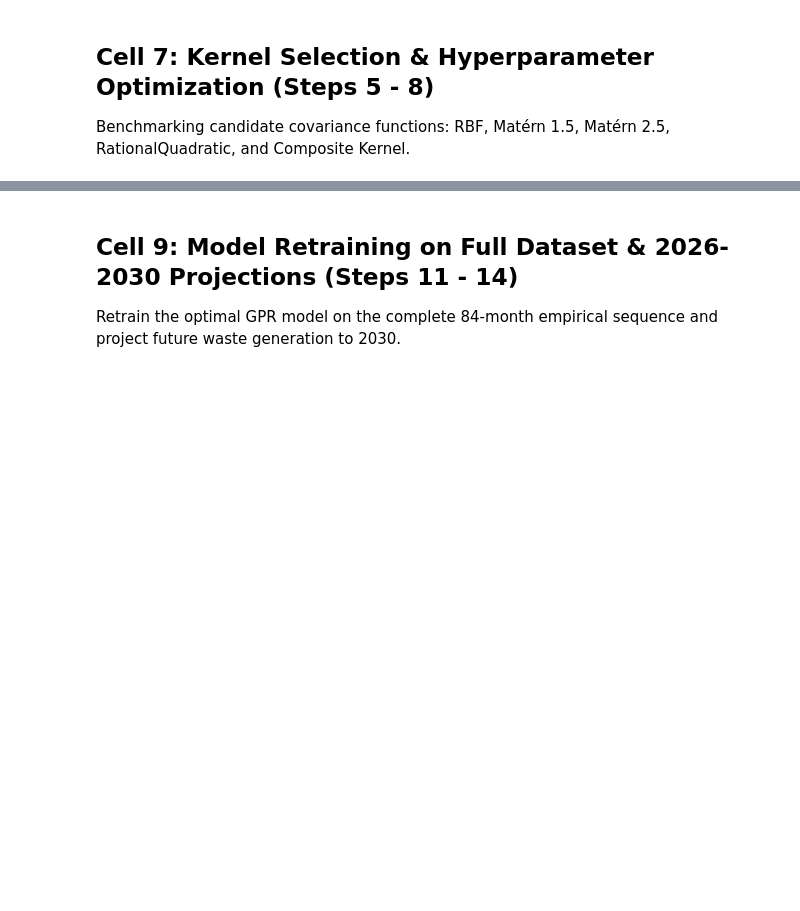
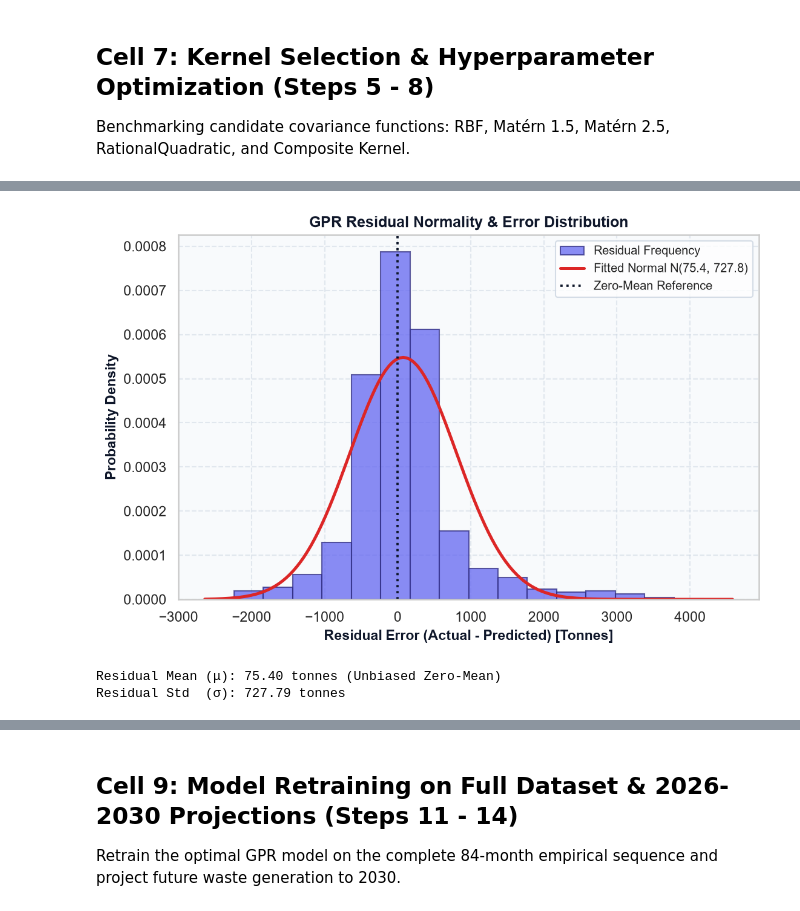
Before and after one commit to FoodieRecipes/municipal_waste_detection_using_GPR, a Jupyter notebook: MSW_GPR_Forecasting_Uyo.ipynb, the cells around one changed output, grey strips where cells are left out. Saved outputs shown, nothing was run; the diff lists cells and outputs as text; code cells hidden in the pictures; blank space fills up the shorter version.

```diff
--- a/MSW_GPR_Forecasting_Uyo.ipynb
+++ b/MSW_GPR_Forecasting_Uyo.ipynb
@@ -349,0 +475,29 @@ Moderate (30-37kt)       0.70      1.00      0.82        16
+# %%
+# Cell 8.2: Residual Normality Check
+residuals = y - y_all_pred
+fig_res, ax_res = plt.subplots(figsize=(7.5, 5), dpi=150)
+fig_res.patch.set_facecolor('#FFFFFF')
+ax_res.set_facecolor('#F8FAFC')
+
+n, bins, patches = ax_res.hist(residuals, bins=16, color='#6366F1', edgecolor='#312E81', alpha=0.75, density=True, label='Residual Frequency')
+
+mu_res, sig_res = residuals.mean(), residuals.std()
+x_norm = np.linspace(residuals.min() - 400, residuals.max() + 400, 150)
+p_norm = (1 / (sig_res * np.sqrt(2 * np.pi))) * np.exp(-0.5 * ((x_norm - mu_res) / sig_res) ** 2)
+ax_res.plot(x_norm, p_norm, color='#DC2626', lw=2.4, label=f'Fitted Normal N({mu_res:.1f}, {sig_res:.1f})')
+
+ax_res.axvline(0, color='#0F172A', linestyle=':', lw=1.8, label='Zero-Mean Reference')
+ax_res.set_xlabel('Residual Error (Actual - Predicted) [Tonnes]', fontsize=11, fontweight='bold', color='#0F172A')
+ax_res.set_ylabel('Probability Density', fontsize=11, fontweight='bold', color='#0F172A')
+ax_res.set_title('GPR Residual Normality & Error Distribution', fontweight='bold', fontsize=12, color='#0F172A')
+ax_res.grid(True, linestyle='--', alpha=0.5, color='#CBD5E1')
+ax_res.legend(loc='upper right', frameon=True, facecolor='#FFFFFF', edgecolor='#CBD5E1', fontsize=9.5)
+plt.tight_layout()
+plt.show()
+
+print(f'Residual Mean (μ): {mu_res:.2f} tonnes (Unbiased Zero-Mean)')
+print(f'Residual Std  (σ): {sig_res:.2f} tonnes')
+# %% [output]
+[figure, added]
+Residual Mean (μ): 75.40 tonnes (Unbiased Zero-Mean)
+Residual Std  (σ): 727.79 tonnes
```
Also changed, not shown: parts of 24 cells of this notebook, 17 other files.
